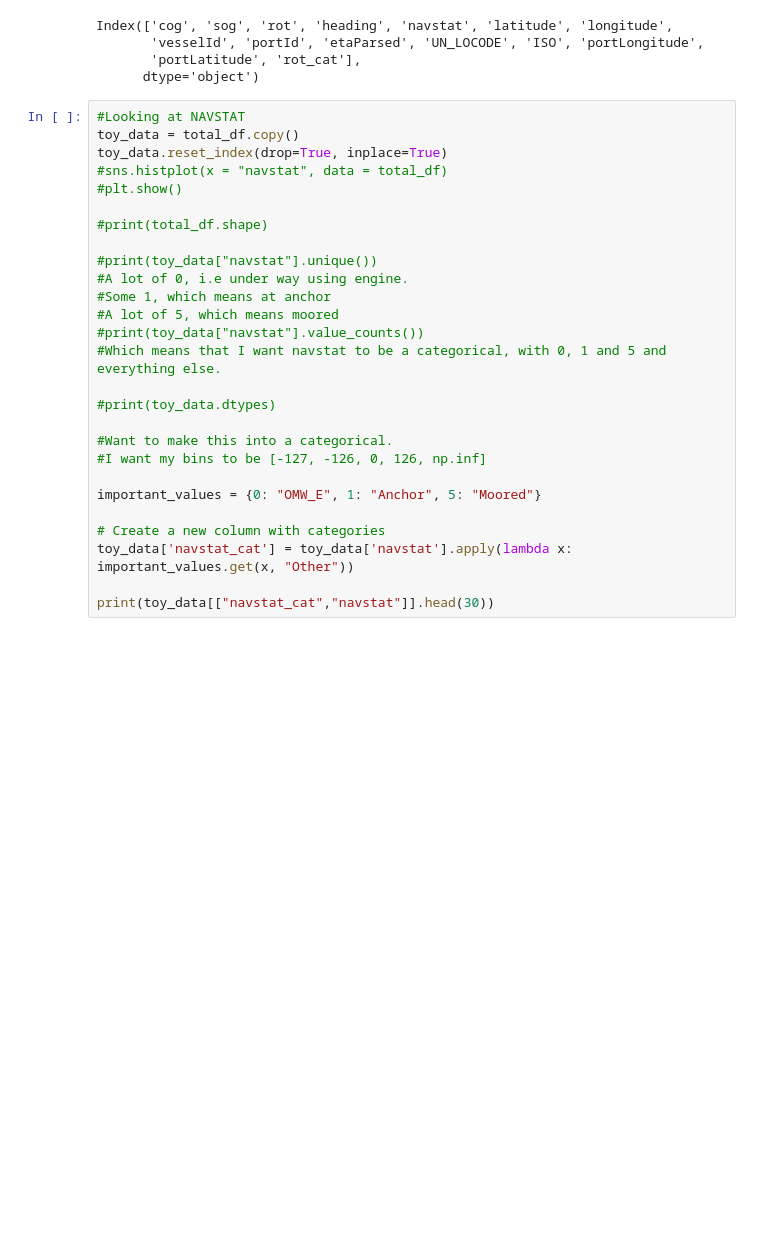
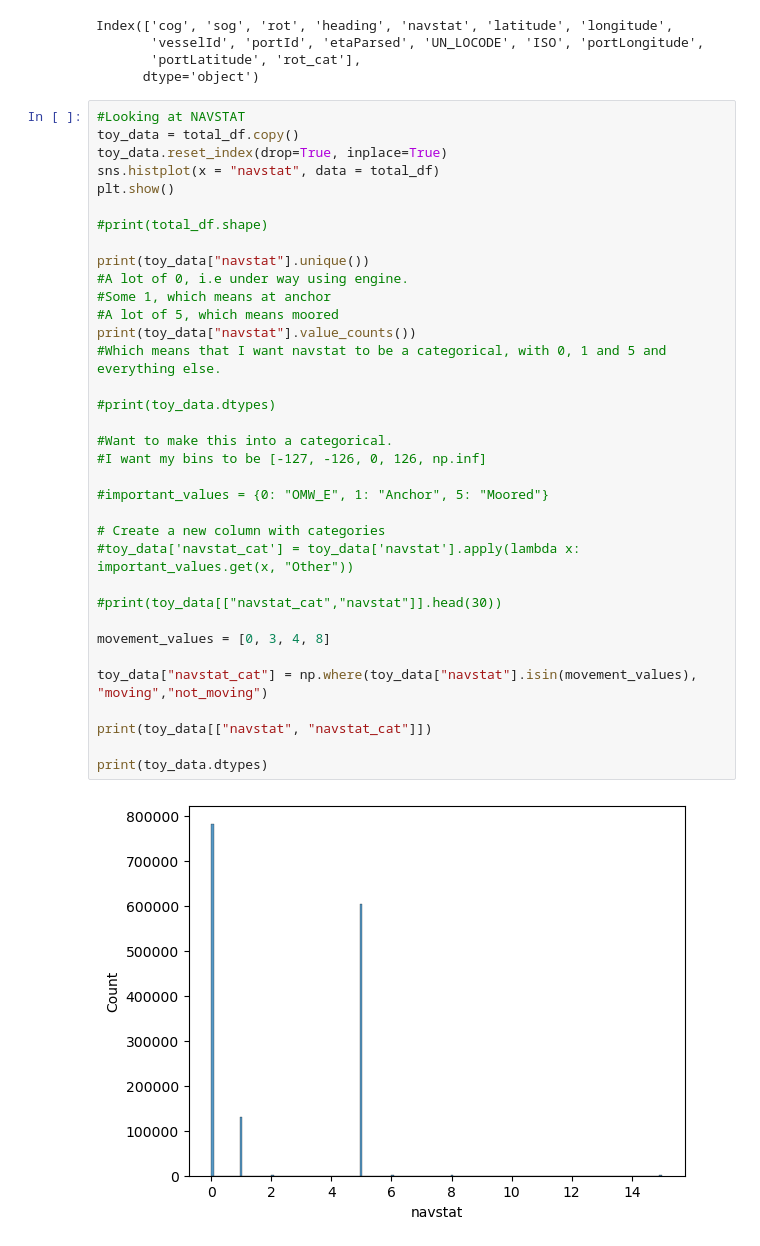
Before and after one commit to LockedInTheSkage/OceanWarlock, a Jupyter notebook: src/exploring_data.ipynb, the cells around one changed output. Saved outputs shown, nothing was run; the diff lists cells and outputs as text; blank space fills up the shorter version.

Commit message:
Categorizing into navstat more

```diff
--- a/src/exploring_data.ipynb
+++ b/src/exploring_data.ipynb
@@ -131,28 +131,37 @@ Index(['cog', 'sog', 'rot', 'heading', 'navstat', 'latitude', 'longitude',
 # %%
 #Looking at NAVSTAT
 toy_data = total_df.copy()
 toy_data.reset_index(drop=True, inplace=True)
-#sns.histplot(x = "navstat", data = total_df)
-#plt.show()
+sns.histplot(x = "navstat", data = total_df)
+plt.show()
 
 #print(total_df.shape)
 
-#print(toy_data["navstat"].unique())
+print(toy_data["navstat"].unique())
 #A lot of 0, i.e under way using engine.
 #Some 1, which means at anchor
 #A lot of 5, which means moored
-#print(toy_data["navstat"].value_counts())
+print(toy_data["navstat"].value_counts())
 #Which means that I want navstat to be a categorical, with 0, 1 and 5 and everything else.
 
 #print(toy_data.dtypes)
 
 #Want to make this into a categorical.
 #I want my bins to be [-127, -126, 0, 126, np.inf]
 
-important_values = {0: "OMW_E", 1: "Anchor", 5: "Moored"}
+#important_values = {0: "OMW_E", 1: "Anchor", 5: "Moored"}
 
 # Create a new column with categories
-toy_data['navstat_cat'] = toy_data['navstat'].apply(lambda x: important_values.get(x, "Other"))
+#toy_data['navstat_cat'] = toy_data['navstat'].apply(lambda x: important_values.get(x, "Other"))
 
-print(toy_data[["navstat_cat","navstat"]].head(30))
+#print(toy_data[["navstat_cat","navstat"]].head(30))
+
+movement_values = [0, 3, 4, 8]
+
+toy_data["navstat_cat"] = np.where(toy_data["navstat"].isin(movement_values), "moving","not_moving")
+
+print(toy_data[["navstat", "navstat_cat"]])
+
+print(toy_data.dtypes)
 # %% [output]
+[figure, added]
```
Also changed, not shown: parts of 1 cell of this notebook.
